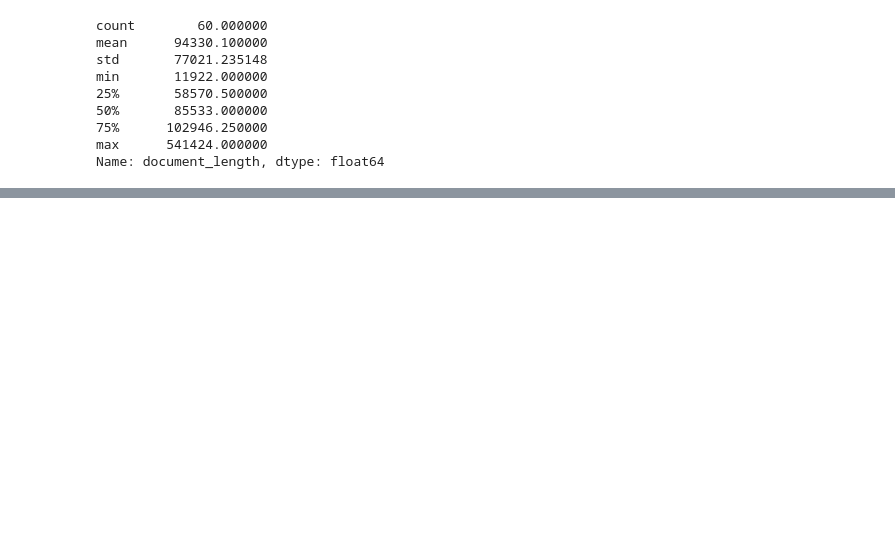
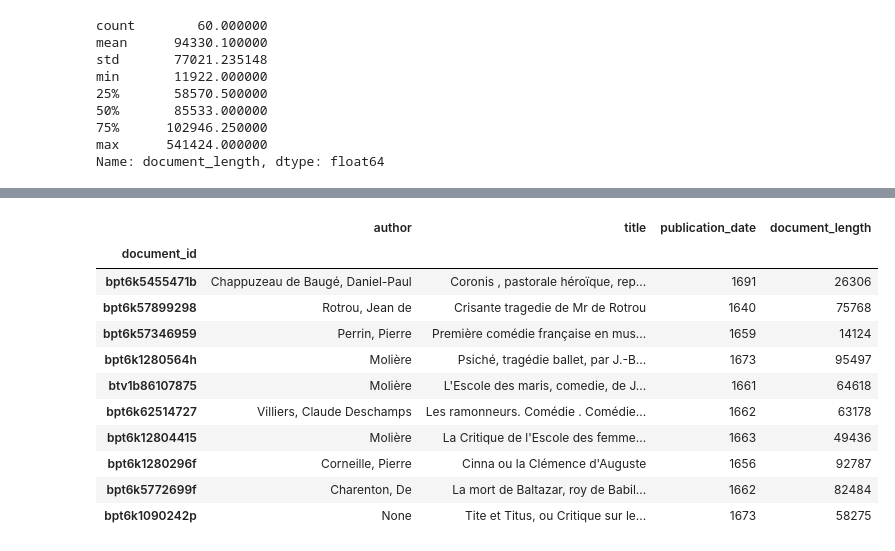
Before and after one commit to TextEnt/chrono-spatial-processing, a Jupyter notebook: notebooks/sample-for-annotation.ipynb, the cells around one changed output, grey strips where cells are left out. Drawn from its saved outputs; the diff is of its cells as text; code cells hidden in the pictures; blank space fills up the shorter version.

```diff
--- a/notebooks/sample-for-annotation.ipynb
+++ b/notebooks/sample-for-annotation.ipynb
@@ -124,0 +218,29 @@ sample_df.to_csv("../data/sample_60_docs.csv", index=False)
+# %%
+second_sample_df.set_index('document_id', inplace=True)
+# %%
+df_2 = pd.DataFrame([
+    {
+        "document_id": Path(doc.user_data['path']).name.split(".")[0],
+        "document_length": len(doc.text),
+    }
+    for doc in second_sample_docs
+]).set_index("document_id")
+# %%
+sample_df = pd.concat([second_sample_df, df_2], axis=1)
+# %%
+sample_df.drop(columns=["path"], inplace=True)
+# %%
+sample_df
+# %% [output]
+|  | author | title | publication_date | document_length |
+| document_id |  |  |  |  |
+| bpt6k5455471b | Chappuzeau de Baugé, Daniel-Paul | Coronis , pastorale héroïque, rep... | 1691 | 26306 |
+| bpt6k57899298 | Rotrou, Jean de | Crisante tragedie de Mr de Rotrou | 1640 | 75768 |
+| bpt6k57346959 | Perrin, Pierre | Première comédie française en mus... | 1659 | 14124 |
+| bpt6k1280564h | Molière | Psiché, tragédie ballet, par J.-B... | 1673 | 95497 |
+| btv1b86107875 | Molière | L'Escole des maris, comedie, de J... | 1661 | 64618 |
+| bpt6k62514727 | Villiers, Claude Deschamps | Les ramonneurs. Comédie . Comédie... | 1662 | 63178 |
+| bpt6k12804415 | Molière | La Critique de l'Escole des femme... | 1663 | 49436 |
+| bpt6k1280296f | Corneille, Pierre | Cinna ou la Clémence d'Auguste | 1656 | 92787 |
+| bpt6k5772699f | Charenton, De | La mort de Baltazar, roy de Babil... | 1662 | 82484 |
+| bpt6k1090242p | None | Tite et Titus, ou Critique sur le... | 1673 | 58275 |
```
Also changed, not shown: parts of 26 cells of this notebook, 1 other file.
